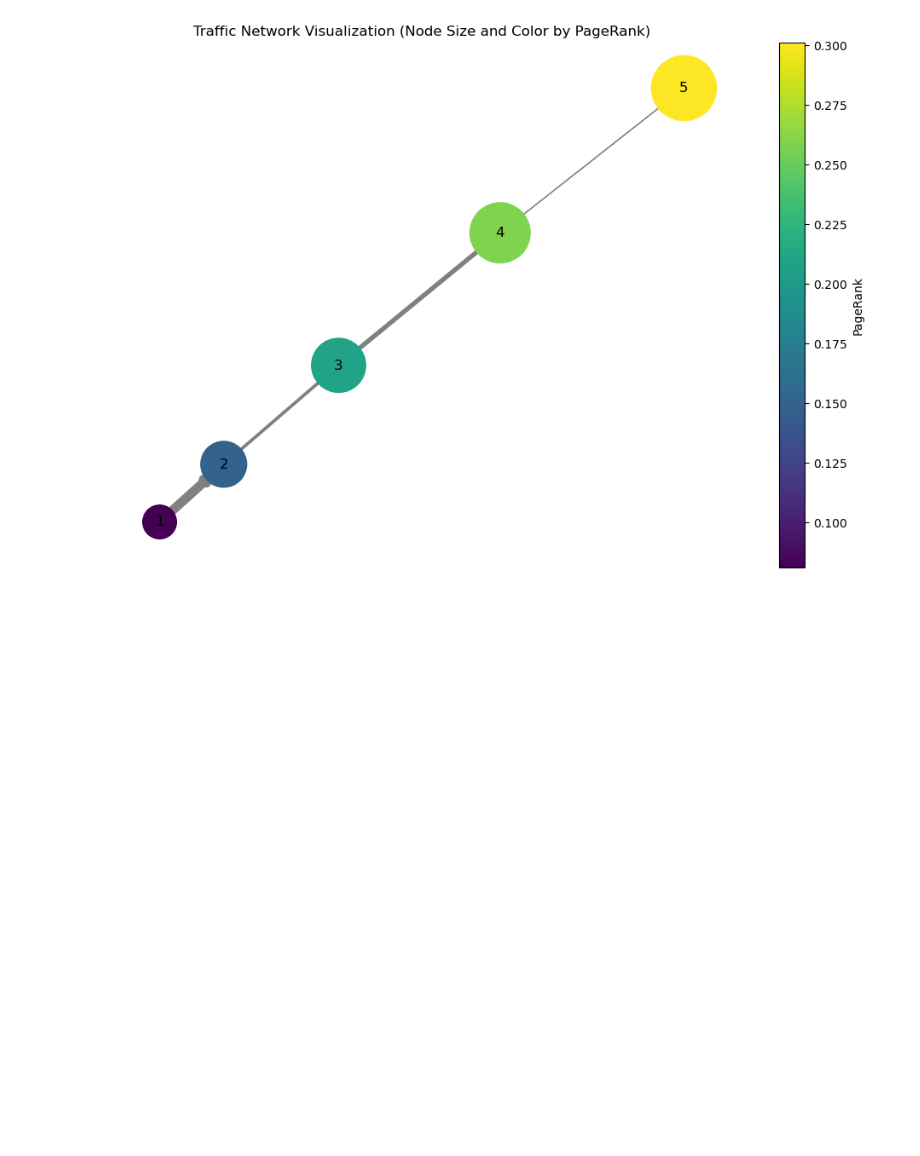
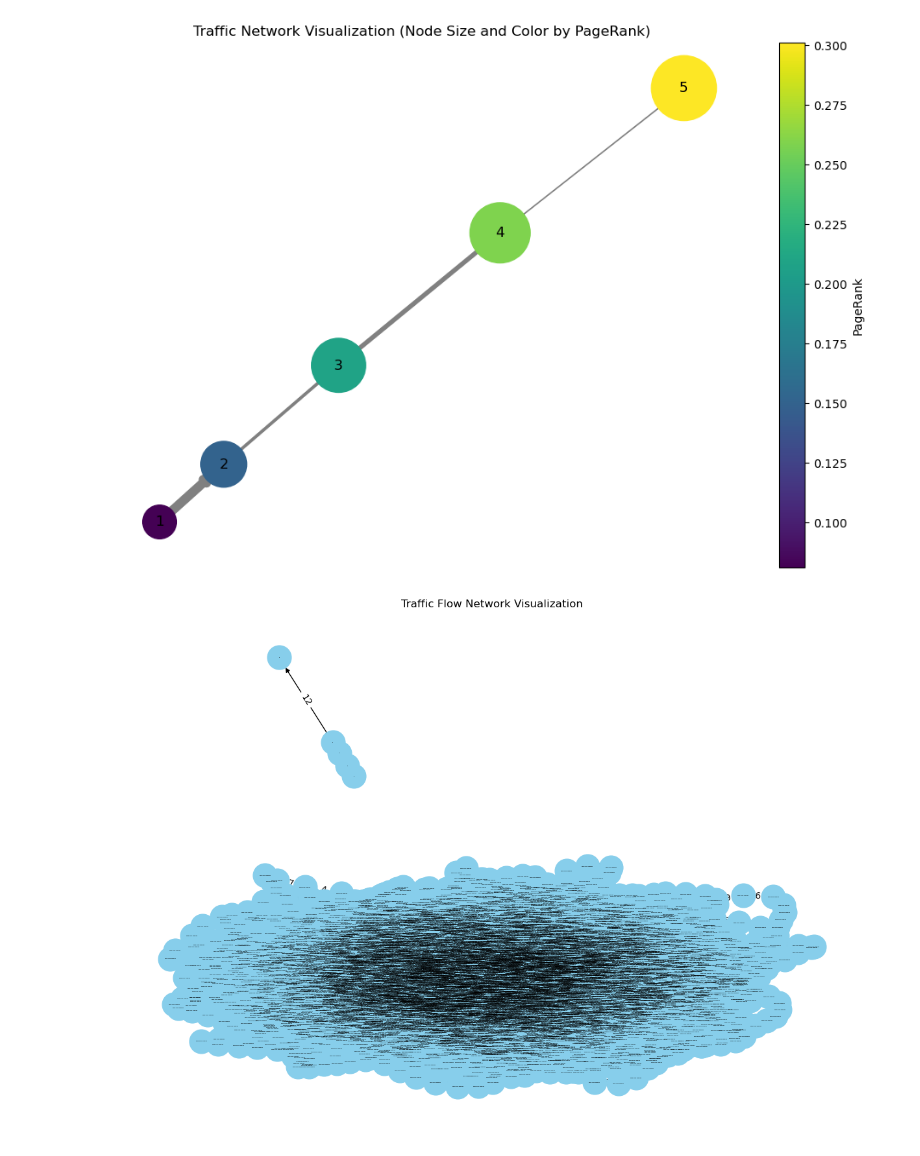
Before and after one commit to NolanPenoyer/DSAN6400, a Jupyter notebook: Project_Code.ipynb, the cells around one changed output. Cells and saved outputs as stored; diff of their text form; code cells hidden in the pictures; blank space fills up the shorter version.

```diff
--- a/Project_Code.ipynb
+++ b/Project_Code.ipynb
@@ -171,6 +197,6 @@ plt.show()
 [figure]
 # %%
-file_path = 'data/traffic.csv'
+file_path = 'Data/traffic.csv'
 df = pd.read_csv(file_path)
 
 # Construct the graph
@@ -201,3 +227,21 @@ plt.axis('off')
 plt.show()
 # %% [output]
 [figure]
+# %%
+
+# Add nodes and edges
+for i in range(len(data) - 1):
+    G.add_edge(data['DateTime'][i], data['DateTime'][i+1], weight=data['Vehicles'][i+1])
+
+# Set position for nodes using spring layout
+pos = nx.spring_layout(G)
+
+# Draw the graph
+plt.figure(figsize=(12, 8))
+nx.draw(G, pos, with_labels=True, node_size=700, node_color='skyblue', font_size=1, font_weight='bold')
+labels = nx.get_edge_attributes(G, 'weight')
+nx.draw_networkx_edge_labels(G, pos, edge_labels=labels)
+plt.title('Traffic Flow Network Visualization')
+plt.show()
+# %% [output]
+[figure, added]
```
Also changed, not shown: parts of 4 cells of this notebook.
